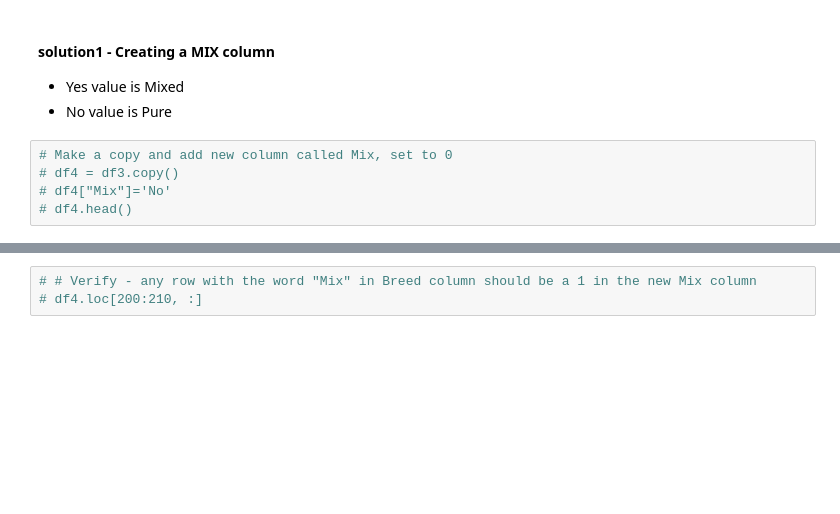
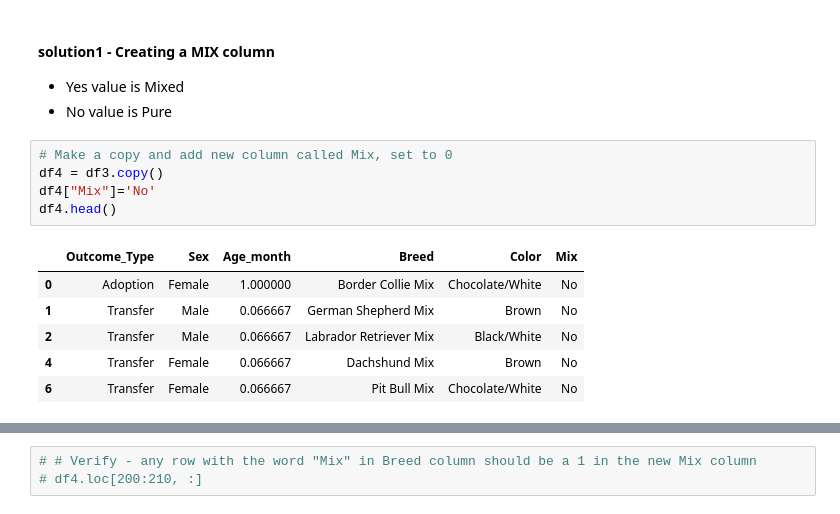
Before and after one commit to kellypriest/project-3, a Jupyter notebook: model_rf_65_BiOut_Mix_Breed_Color_BinAge_1Hot.ipynb, the cells around one changed output, grey strips where cells are left out. Drawn from its saved outputs; the diff is of its cells as text; blank space fills up the shorter version.

```diff
--- a/model_rf_65_BiOut_Mix_Breed_Color_BinAge_1Hot.ipynb
+++ b/model_rf_65_BiOut_Mix_Breed_Color_BinAge_1Hot.ipynb
@@ -165,6 +169,13 @@ dtype: float64
 value is Pure
 # %%
 # Make a copy and add new column called Mix, set to 0
-# df4 = df3.copy()
-# df4["Mix"]='No'
-# df4.head()
+df4 = df3.copy()
+df4["Mix"]='No'
+df4.head()
+# %% [output]
+|  | Outcome_Type | Sex | Age_month | Breed | Color | Mix |
+| 0 | Adoption | Female | 1.000000 | Border Collie Mix | Chocolate/White | No |
+| 1 | Transfer | Male | 0.066667 | German Shepherd Mix | Brown | No |
+| 2 | Transfer | Male | 0.066667 | Labrador Retriever Mix | Black/White | No |
+| 4 | Transfer | Female | 0.066667 | Dachshund Mix | Brown | No |
+| 6 | Transfer | Female | 0.066667 | Pit Bull Mix | Chocolate/White | No |
```
Also changed, not shown: parts of 42 cells of this notebook, 2 other files.
